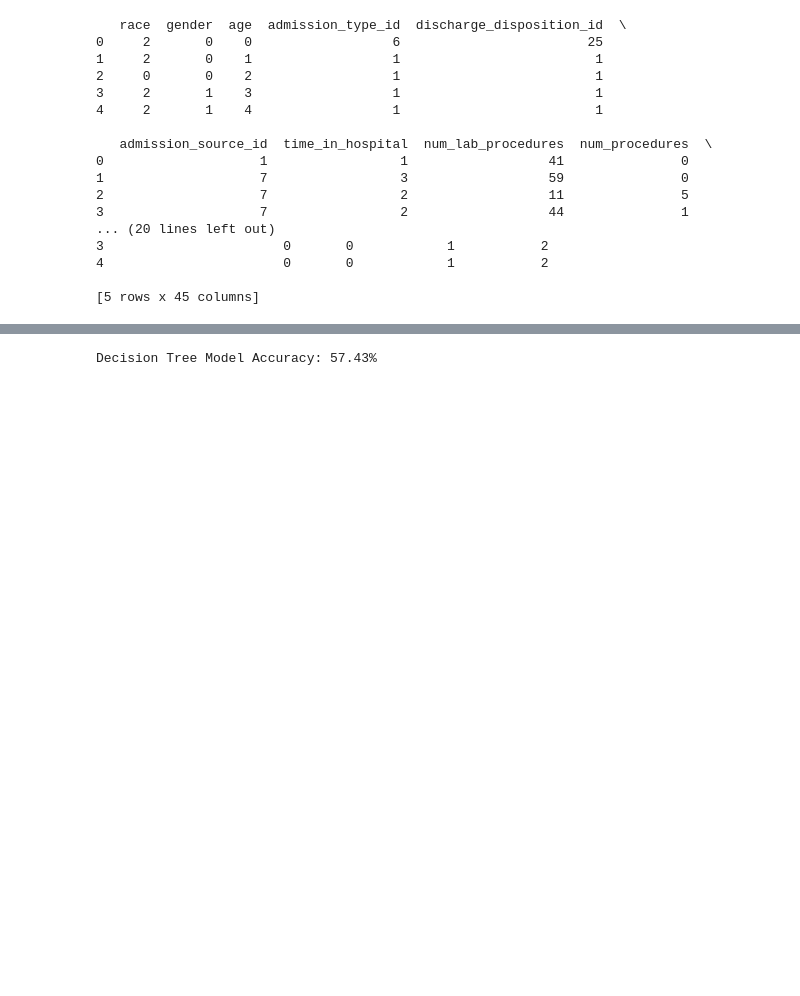
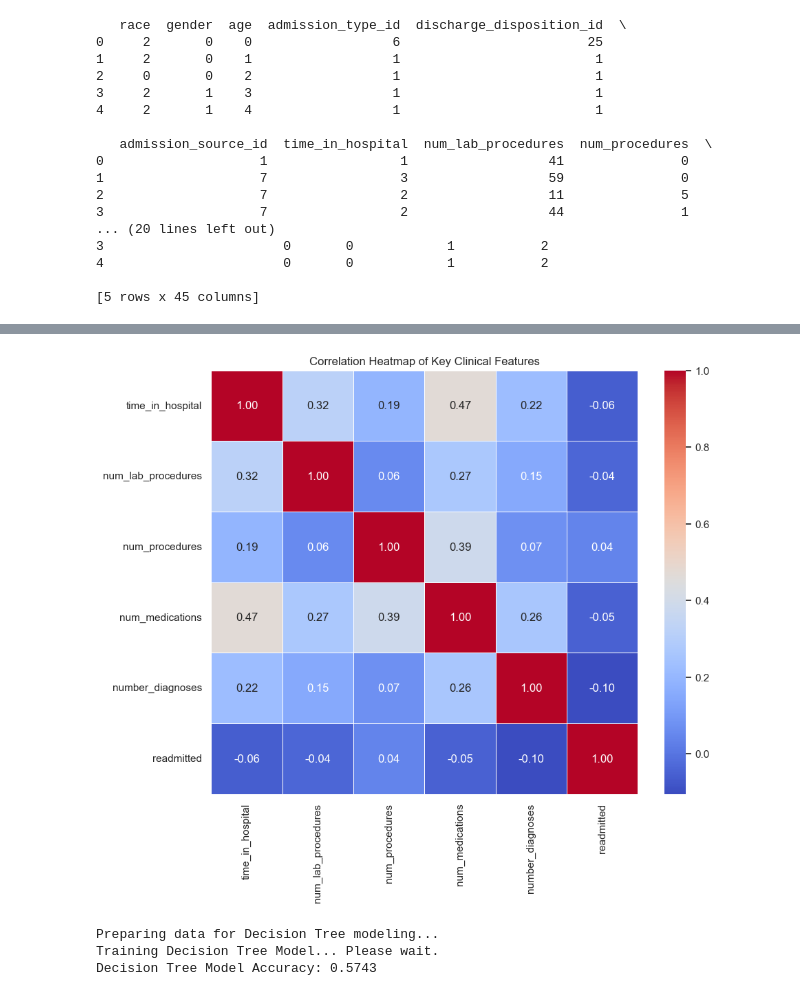
Before and after one commit to VidAbw/hospital-dataset-optimization-and-enhancement, a Jupyter notebook: IT22180070.ipynb, the cells around one changed output, grey strips where cells are left out. Drawn from its saved outputs; the diff is of its cells as text; code cells hidden in the pictures; blank space fills up the shorter version.

```diff
--- a/IT22180070.ipynb
+++ b/IT22180070.ipynb
@@ -154,33 +62,29 @@ print(df.head())
+# %%
+# Selecting a subset of continuous/numerical features for a cleaner heatmap
+cols_for_heatmap = ['time_in_hospital', 'num_lab_procedures', 'num_procedures',
+                    'num_medications', 'number_diagnoses', 'readmitted']
+plt.figure(figsize=(10, 8))
+correlation_matrix = df[cols_for_heatmap].corr()
+sns.heatmap(correlation_matrix, annot=True, cmap='coolwarm', fmt=".2f", linewidths=0.5)
+plt.title('Correlation Heatmap of Key Clinical Features')
+plt.show()
+# %% [output]
+[figure, added]
 # %%
-# Step 6: Run Decision Tree Classifier
-
-from sklearn.model_selection import train_test_split
-from sklearn.tree import DecisionTreeClassifier
-from sklearn.metrics import accuracy_score
-
+#IMPLEMENT ALGORITHM 2 (Decision Tree)
+print("\nPreparing data for Decision Tree modeling...")
 # Separate features (X) and target variable (y)
-X = df.drop('readmitted', axis=1)  # all columns except target
-y = df['readmitted']               # target column
-
-# Split data into 80% training and 20% testing
-X_train, X_test, y_train, y_test = train_test_split(
-    X, y, test_size=0.2, random_state=42
-)
-
-# Create the Decision Tree model
-# max_depth=10 controls tree size to prevent overfitting
-dt_model = DecisionTreeClassifier(random_state=42, max_depth=10)
-
-# Train the model on training data
+X = df.drop('readmitted', axis=1)
+y = df['readmitted']
+# Split data: 80% for training and 20% for testing (same as Member 1 for fair comparison)
+X_train, X_test, y_train, y_test = train_test_split(X, y, test_size=0.2, random_state=42)
+dt_model = DecisionTreeClassifier(max_depth=10, random_state=42)
+print("Training Decision Tree Model... Please wait.")
 dt_model.fit(X_train, y_train)
-
-# Make predictions on test data
 dt_predictions = dt_model.predict(X_test)
-
-# Calculate accuracy of the model
 dt_accuracy = accuracy_score(y_test, dt_predictions)
-
-# Print the accuracy
-print(f"Decision Tree Model Accuracy: {dt_accuracy * 100:.2f}%")
+print(f"Decision Tree Model Accuracy: {dt_accuracy:.4f}")
 # %% [output]
-Decision Tree Model Accuracy: 57.43%
+Preparing data for Decision Tree modeling...
+Training Decision Tree Model... Please wait.
+Decision Tree Model Accuracy: 0.5743
```
Also changed, not shown: parts of 12 cells of this notebook.
